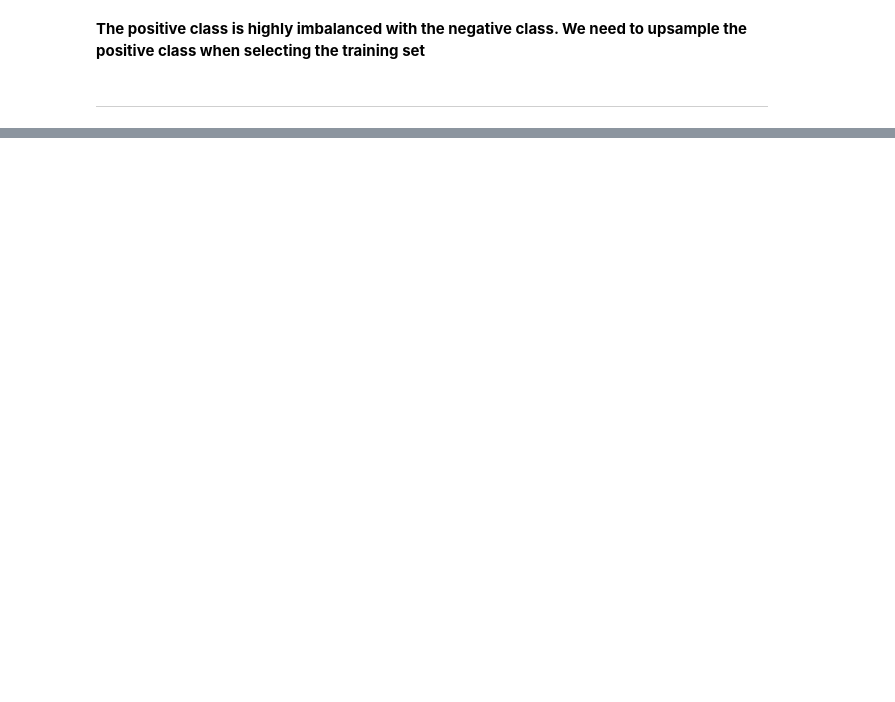
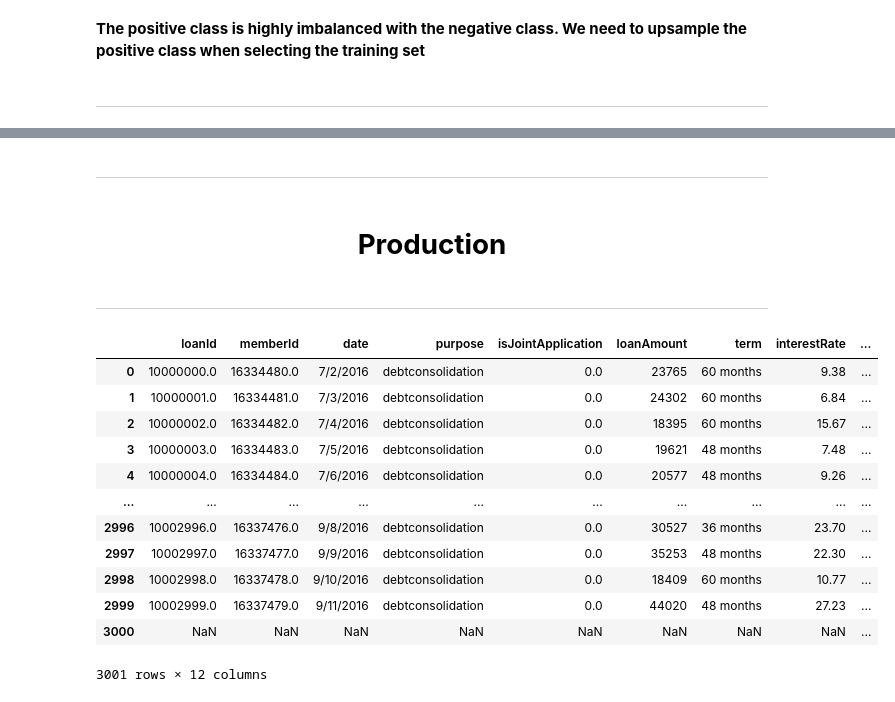
Before and after one commit to anthonywong611/Loan-Default-Prediction, a Jupyter notebook: notebooks/reports/model.ipynb, the cells around one changed output, grey strips where cells are left out. Drawn from its saved outputs; the diff is of its cells as text; code cells hidden in the pictures; blank space fills up the shorter version.

```diff
--- a/notebooks/reports/model.ipynb
+++ b/notebooks/reports/model.ipynb
@@ -31,0 +100,25 @@ px.bar(loan_status_count, x='percent', y='loan_status', color='loan_status', tex
+# %% [markdown]
+---
+# %% [markdown]
+# <center>**Production**</center>
+# %% [markdown]
+---
+# %%
+data_loan_prod = pd.read_csv('../../data/raw/Loan_Prod.txt', sep='\t')
+data_borrower_prod = pd.read_csv('../../data/raw/Borrower_Prod.txt', sep='\t')
+# %%
+data_loan_prod
+# %% [output]
+|  | loanId | memberId | date | purpose | isJointApplication | loanAmount | term | interestRate | ... |
+| 0 | 10000000.0 | 16334480.0 | 7/2/2016 | debtconsolidation | 0.0 | 23765 | 60 months | 9.38 | ... |
+| 1 | 10000001.0 | 16334481.0 | 7/3/2016 | debtconsolidation | 0.0 | 24302 | 60 months | 6.84 | ... |
+| 2 | 10000002.0 | 16334482.0 | 7/4/2016 | debtconsolidation | 0.0 | 18395 | 60 months | 15.67 | ... |
+| 3 | 10000003.0 | 16334483.0 | 7/5/2016 | debtconsolidation | 0.0 | 19621 | 48 months | 7.48 | ... |
+| 4 | 10000004.0 | 16334484.0 | 7/6/2016 | debtconsolidation | 0.0 | 20577 | 48 months | 9.26 | ... |
+| ... | ... | ... | ... | ... | ... | ... | ... | ... | ... |
+| 2996 | 10002996.0 | 16337476.0 | 9/8/2016 | debtconsolidation | 0.0 | 30527 | 36 months | 23.70 | ... |
+| 2997 | 10002997.0 | 16337477.0 | 9/9/2016 | debtconsolidation | 0.0 | 35253 | 48 months | 22.30 | ... |
+| 2998 | 10002998.0 | 16337478.0 | 9/10/2016 | debtconsolidation | 0.0 | 18409 | 60 months | 10.77 | ... |
+| 2999 | 10002999.0 | 16337479.0 | 9/11/2016 | debtconsolidation | 0.0 | 44020 | 48 months | 27.23 | ... |
+| 3000 | NaN | NaN | NaN | NaN | NaN | NaN | NaN | NaN | ... |
+3001 rows × 12 columns
```
Also changed, not shown: parts of 24 cells of this notebook, 2 other files.
